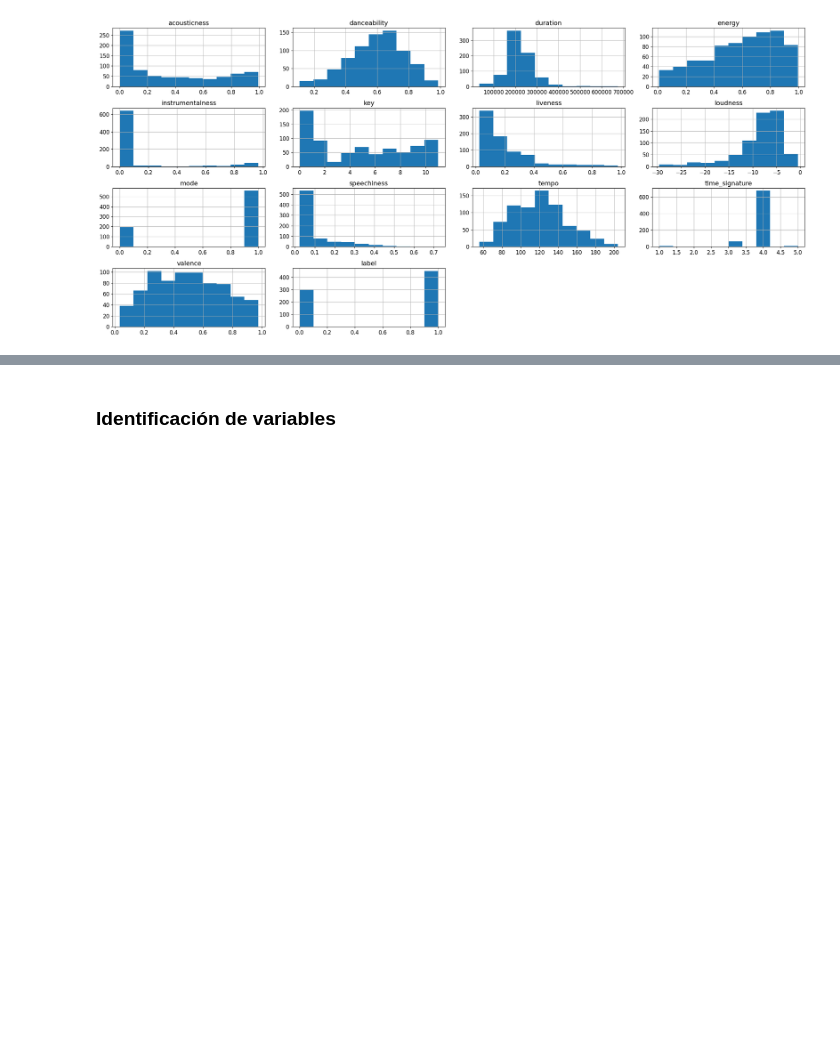
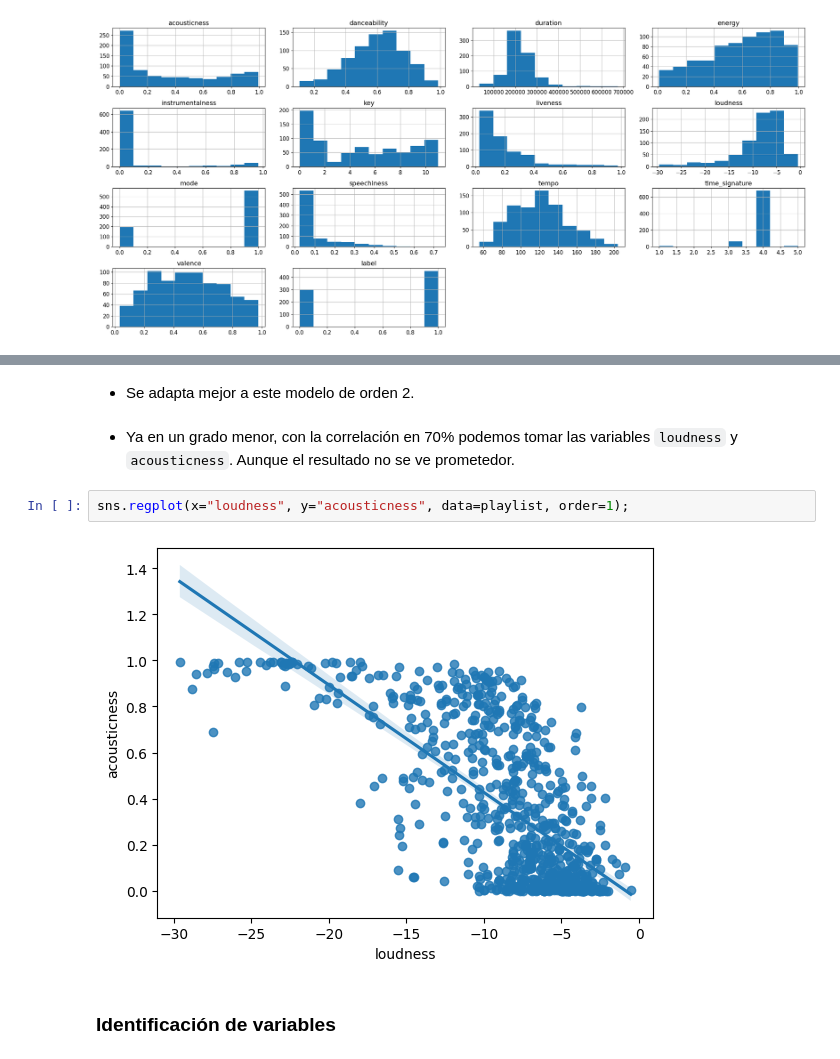
Before and after one commit to manoloacademia/CEIA_Analisis_de_datos, a Jupyter notebook: practica_final/analysis_spotify.ipynb, the cells around one changed output, grey strips where cells are left out. Cells and saved outputs as stored; diff of their text form; blank space fills up the shorter version.

```diff
--- a/practica_final/analysis_spotify.ipynb
+++ b/practica_final/analysis_spotify.ipynb
@@ -223,3 +281,11 @@ display_dataset_distributions(playlist)
+# %% [markdown]
+- Se adapta mejor a este modelo de orden 2.
+# %% [markdown]
+- Ya en un grado menor, con la correlación en 70% podemos tomar las variables `loudness` y `acousticness`. Aunque el resultado no se ve prometedor.
+# %%
+sns.regplot(x="loudness", y="acousticness", data=playlist, order=1);
+# %% [output]
+[figure, added]
 # %% [markdown]
 ### Identificación de variables
 # %%
```
Also changed, not shown: parts of 7 cells of this notebook.
